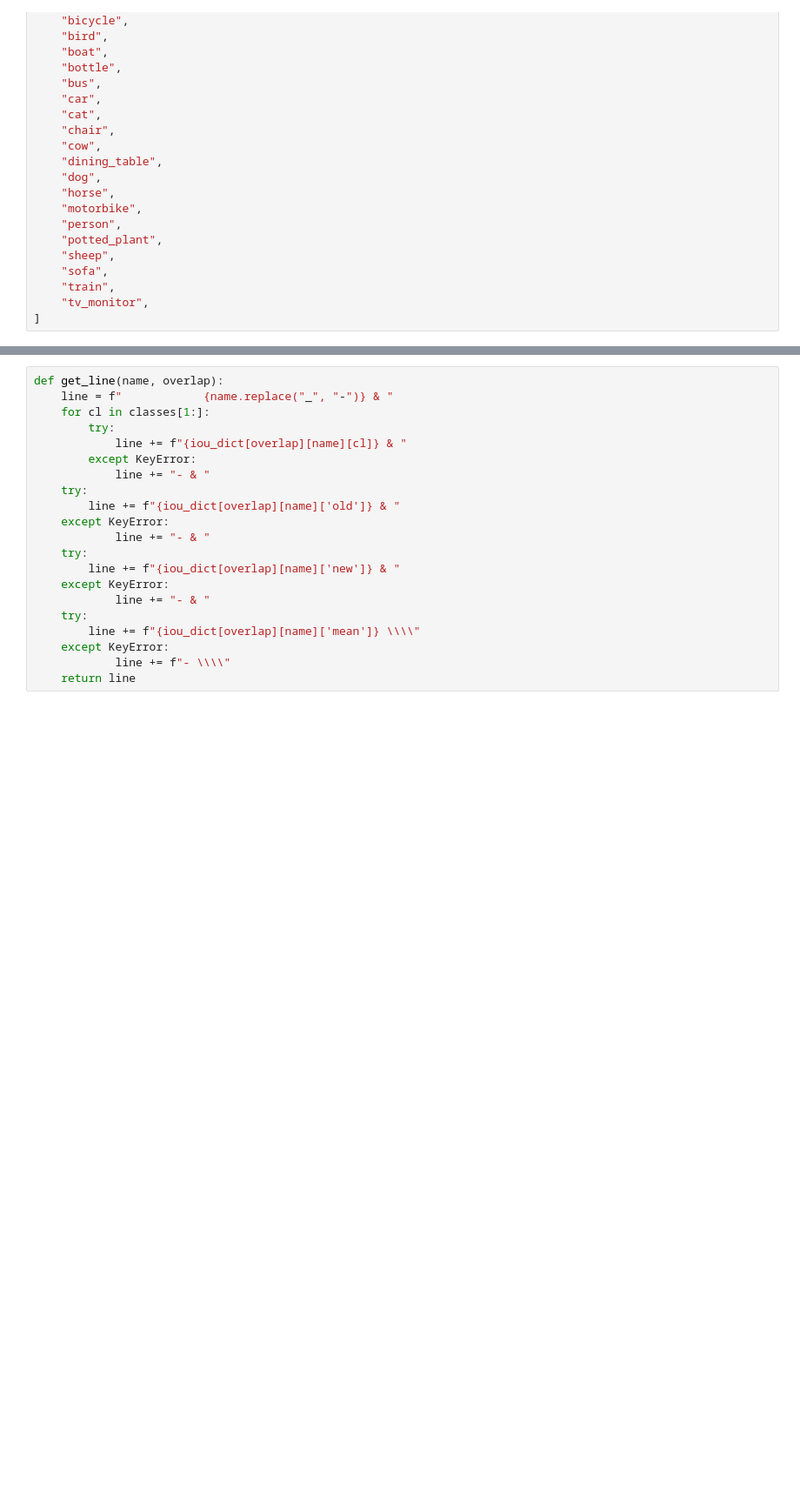
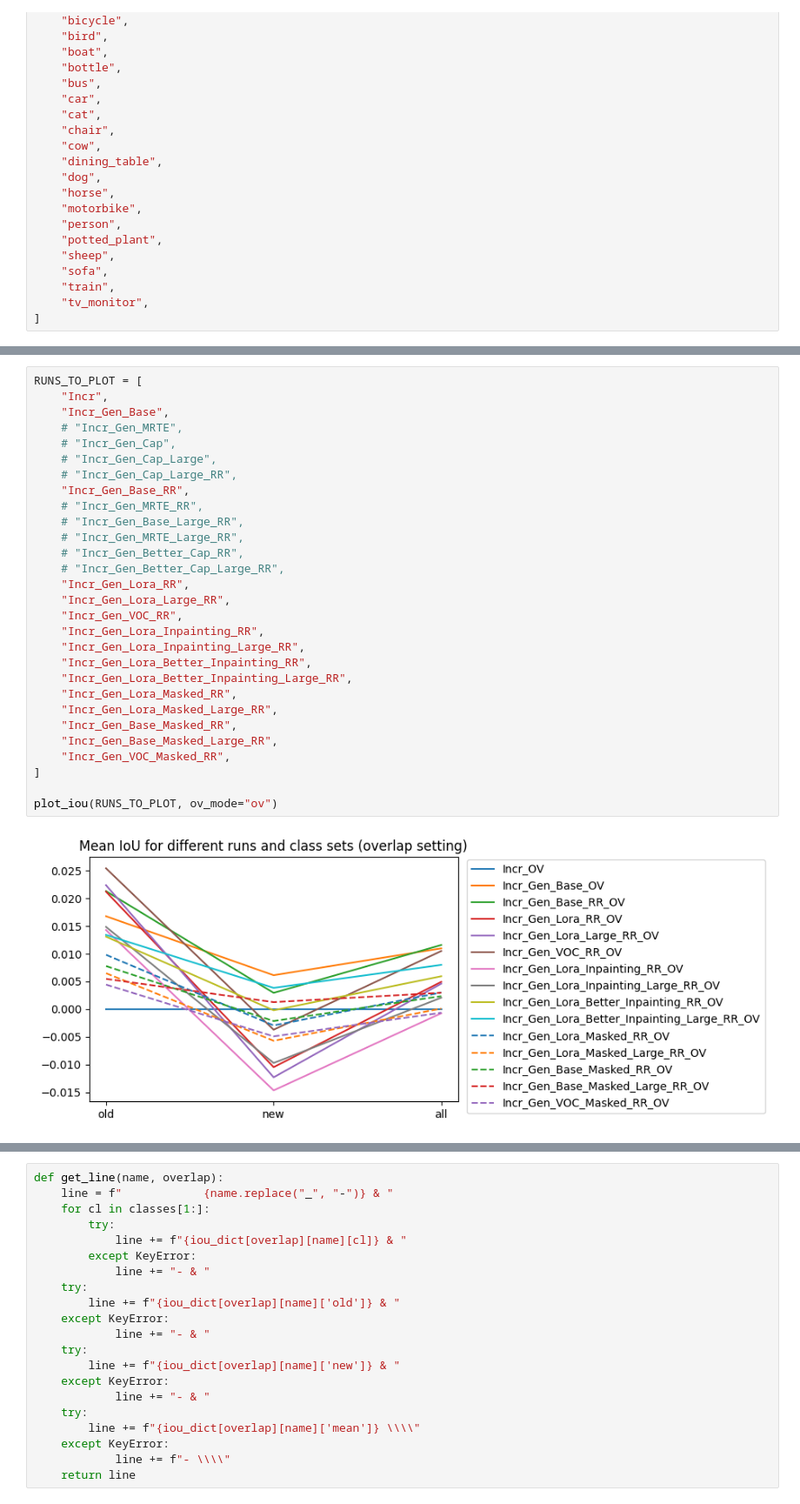
Before and after one commit to leon-marx/wilson_gen, a Jupyter notebook: scripts/analyze_class_iou.ipynb, the cells around one changed output, grey strips where cells are left out. Shown: that part at 87% size. Cells and saved outputs as stored; diff of their text form; blank space fills up the shorter version.

```diff
--- a/scripts/analyze_class_iou.ipynb
+++ b/scripts/analyze_class_iou.ipynb
@@ -65,0 +168,31 @@ classes = [
+# %%
+RUNS_TO_PLOT = [
+    "Incr",
+    "Incr_Gen_Base",
+    # "Incr_Gen_MRTE",
+    # "Incr_Gen_Cap",
+    # "Incr_Gen_Cap_Large",
+    # "Incr_Gen_Cap_Large_RR",
+    "Incr_Gen_Base_RR",
+    # "Incr_Gen_MRTE_RR",
+    # "Incr_Gen_Base_Large_RR",
+    # "Incr_Gen_MRTE_Large_RR",
+    # "Incr_Gen_Better_Cap_RR",
+    # "Incr_Gen_Better_Cap_Large_RR",
+    "Incr_Gen_Lora_RR",
+    "Incr_Gen_Lora_Large_RR",
+    "Incr_Gen_VOC_RR",
+    "Incr_Gen_Lora_Inpainting_RR",
+    "Incr_Gen_Lora_Inpainting_Large_RR",
+    "Incr_Gen_Lora_Better_Inpainting_RR",
+    "Incr_Gen_Lora_Better_Inpainting_Large_RR",
+    "Incr_Gen_Lora_Masked_RR",
+    "Incr_Gen_Lora_Masked_Large_RR",
+    "Incr_Gen_Base_Masked_RR",
+    "Incr_Gen_Base_Masked_Large_RR",
+    "Incr_Gen_VOC_Masked_RR",
+]
+
+plot_iou(RUNS_TO_PLOT, ov_mode="ov")
+# %% [output]
+[figure, added]
```
Also changed, not shown: parts of 11 cells of this notebook, 7 other files.
